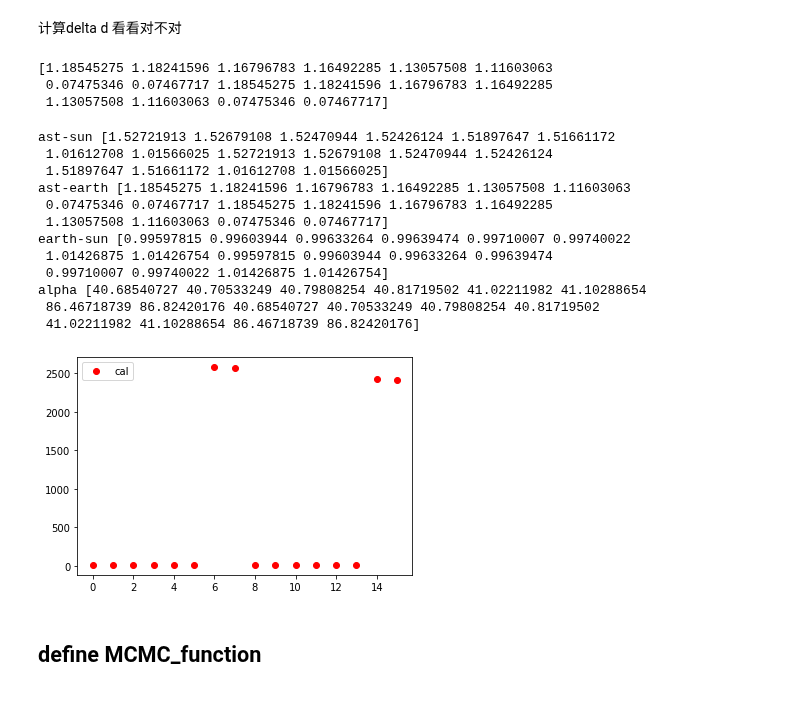
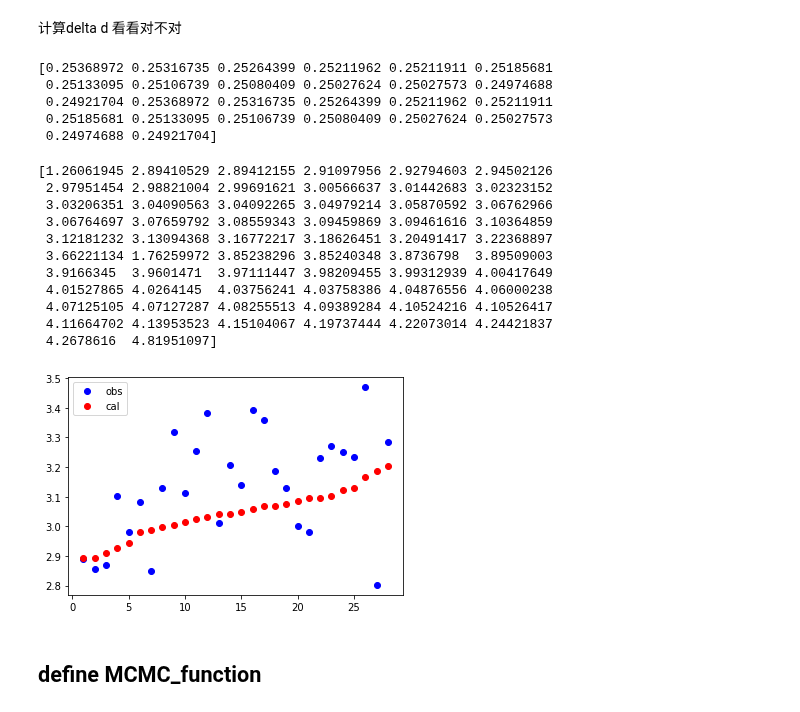
Before and after one commit to AstroHHQ/learngit, a Jupyter notebook: JPLdata/MCMC_Cpp.ipynb, the cells around one changed output. Saved outputs shown, nothing was run; the diff lists cells and outputs as text; code cells hidden in the pictures.

```diff
--- a/JPLdata/MCMC_Cpp.ipynb
+++ b/JPLdata/MCMC_Cpp.ipynb
@@ -191,7 +190,7 @@ name = namelist[0].lower()
 # %% [markdown]
 计算delta d 看看对不对
 # %%
-obsec = np.loadtxt(f'epoch_{name}.txt')
+obsec = np.loadtxt(f'newepoch_{name}.txt')
 #print(obsec)
 d_N = np.sqrt(obsec[:,0]**2+obsec[:,1]**2+obsec[:,2]**2)
 delta_N = np.sqrt((obsec[:,3]-obsec[:,0])**2+(obsec[:,4]-obsec[:,1])**2+(obsec[:,5]-obsec[:,2])**2)
@@ -201,71 +200,73 @@ dd_N = np.sqrt(obsec[:,3]**2+obsec[:,4]**2+obsec[:,5]**2)
 alpha_N = (delta_N*delta_N+d_N*d_N-dd_N*dd_N)/(2*delta_N*d_N)
 alpha_N = np.arccos(alpha_N)
 # %% [output]
-[1.18545275 1.18241596 1.16796783 1.16492285 1.13057508 1.11603063
- 0.07475346 0.07467717 1.18545275 1.18241596 1.16796783 1.16492285
- 1.13057508 1.11603063 0.07475346 0.07467717]
+[0.25368972 0.25316735 0.25264399 0.25211962 0.25211911 0.25185681
+ 0.25133095 0.25106739 0.25080409 0.25027624 0.25027573 0.24974688
+ 0.24921704 0.25368972 0.25316735 0.25264399 0.25211962 0.25211911
+ 0.25185681 0.25133095 0.25106739 0.25080409 0.25027624 0.25027573
+ 0.24974688 0.24921704]
 # %%
-obsec = np.loadtxt(f'epoch_{name}.txt')
-obsdat = np.loadtxt(f'obs_w3_{name}.txt')
+name = namelist[1].lower()
+obsec = np.loadtxt(f'newepoch_{name}.txt')
+obsdat = np.loadtxt(f'w34_{name}.txt')
 
 #ast-sun
 d_N = np.sqrt(obsec[:,0]**2+obsec[:,1]**2+obsec[:,2]**2)
-print('ast-sun',d_N)
+#print('ast-sun',d_N)
 
 #ast-earth
 delta_N = np.sqrt((obsec[:,3]-obsec[:,0])**2+(obsec[:,4]-obsec[:,1])**2+(obsec[:,5]-obsec[:,2])**2)
-print('ast-earth',delta_N)
+#print('ast-earth',delta_N)
 
 #earth-sun
 dd_N = np.sqrt(obsec[:,3]**2+obsec[:,4]**2+obsec[:,5]**2)
-print('earth-sun',dd_N)
+#print('earth-sun',dd_N)
 
 #alpha
 alpha_N = (delta_N*delta_N+d_N*d_N-dd_N*dd_N)/(2*delta_N*d_N)
 alpha_N = np.arccos(alpha_N)
-print("alpha",alpha_N/pi*180,'\n')
+#print("alpha",alpha_N/pi*180,'\n')
 y = obsdat
 nt = np.arange(len(d_N))
-theta = [1.2,780]
+theta = [1.9,136]
 flux = Model_neatm_jhx(theta,x=(delta_N,d_N,alpha_N),lamda=lamdai)
 x = (delta_N,d_N,alpha_N)
 yerr = 0.1*y
 #plt.plot(nt,flux,label = 'hhq')
 #plt.plot(nt,flux,label = 'hhq')
-#print(flux)
-#plt.plot(nt[0:len(d_N)],obsdat[0:len(d_N)],'bo',label = 'obs')
-plt.plot(nt[0:len(d_N)],flux[0:len(d_N)],'ro',label = 'cal')
+print(flux)
+plt.plot(nt[1:29],obsdat[1:29]/35,'bo',label = 'obs')
+plt.plot(nt[1:29],flux[1:29],'ro',label = 'cal')
 #plt.plot(nt[0:len(d_N)],alpha_N[0:len(d_N)],'go',label = 'alpha')
 #print(flux[0:len(d_N)])
 plt.legend()
 lenthi = [8,30,100]
 dddd = (lenthi[1]-lenthi[0])/lenthi[2]
 lenth = lenthi[0]
 D = 136
 pv = (1329*pow(10,-Hv/5)/(D*0.001))**2
 q = 0.29+0.684*G
 A = q*pv
 flamda = []
 nlenth  = []
 for i in range(lenthi[2]):
     lenth = lenth+dddd
     nlenth.append(lenth)
     flamda.append((neatm_jhx(Ndd,d_N[1],delta_N[1],alpha_N[1],D,lenth,1.2,A)))
 #plt.plot(nlenth,flamda,label = 'cal')
 # %% [output]
-ast-sun [1.52721913 1.52679108 1.52470944 1.52426124 1.51897647 1.51661172
- 1.01612708 1.01566025 1.52721913 1.52679108 1.52470944 1.52426124
- 1.51897647 1.51661172 1.01612708 1.01566025]
-ast-earth [1.18545275 1.18241596 1.16796783 1.16492285 1.13057508 1.11603063
- 0.07475346 0.07467717 1.18545275 1.18241596 1.16796783 1.16492285
- 1.13057508 1.11603063 0.07475346 0.07467717]
-earth-sun [0.99597815 0.99603944 0.99633264 0.99639474 0.99710007 0.99740022
- 1.01426875 1.01426754 0.99597815 0.99603944 0.99633264 0.99639474
- 0.99710007 0.99740022 1.01426875 1.01426754]
-alpha [40.68540727 40.70533249 40.79808254 40.81719502 41.02211982 41.10288654
- 86.46718739 86.82420176 40.68540727 40.70533249 40.79808254 40.81719502
- 41.02211982 41.10288654 86.46718739 86.82420176]
+[1.26061945 2.89410529 2.89412155 2.91097956 2.92794603 2.94502126
+ 2.97951454 2.98821004 2.99691621 3.00566637 3.01442683 3.02323152
+ 3.03206351 3.04090563 3.04092265 3.04979214 3.05870592 3.06762966
+ 3.06764697 3.07659792 3.08559343 3.09459869 3.09461616 3.10364859
+ 3.12181232 3.13094368 3.16772217 3.18626451 3.20491417 3.22368897
+ 3.66221134 1.76259972 3.85238296 3.85240348 3.8736798  3.89509003
+ 3.9166345  3.9601471  3.97111447 3.98209455 3.99312939 4.00417649
+ 4.01527865 4.0264145  4.03756241 4.03758386 4.04876556 4.06000238
+ 4.07125105 4.07127287 4.08255513 4.09389284 4.10524216 4.10526417
+ 4.11664702 4.13953523 4.15104067 4.19737444 4.22073014 4.24421837
+ 4.2678616  4.81951097]
-[figure, old version]
+[figure, new version]
 # %% [markdown]
 ## define MCMC_function
 # %%
```
Also changed, not shown: parts of 1 cell of this notebook, 5 other files.
